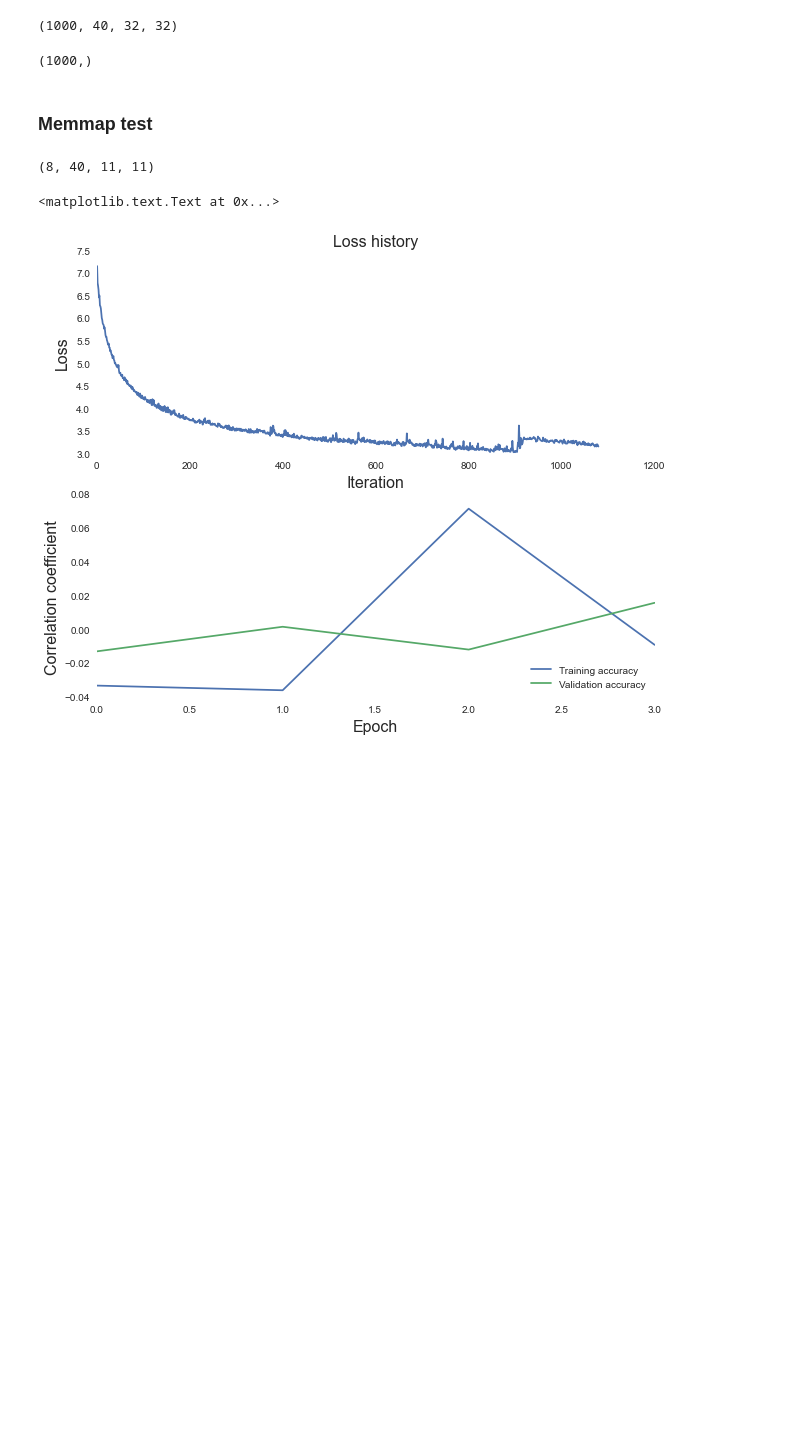
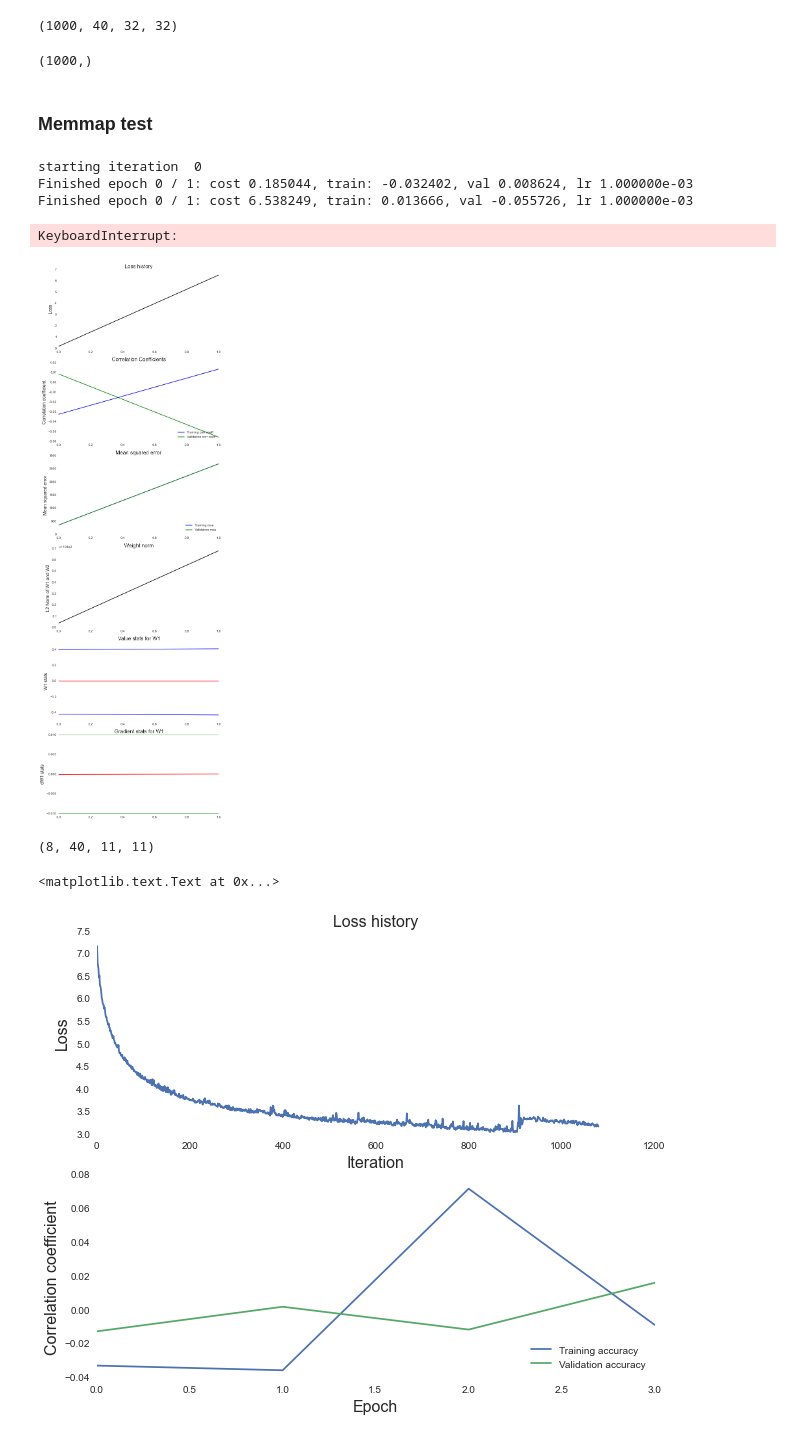
Before and after one commit to baccuslab/deep-retina, a Jupyter notebook: python/train.ipynb, the cells around one changed output. Saved outputs shown, nothing was run; the diff lists cells and outputs as text; code cells hidden in the pictures; blank space fills up the shorter version.

```diff
--- a/python/train.ipynb
+++ b/python/train.ipynb
@@ -413,7 +413,7 @@ from utils.classifiers.convnet import init_two_layer_convnet
 from utils.classifiers.convnet import two_layer_convnet
 # %%
 model = init_two_layer_convnet(input_shape=X[0].shape, num_classes=1, filter_size=11,
-                               num_filters=8, weight_scale=10e-3)
+                               num_filters=8, weight_scale=0.1)
 # %% [markdown]
 ### Work on subset of the total data
 # %%
@@ -452,42 +452,48 @@ y[:,cell][valMask].shape
 from utils.classifier_trainer import ClassifierTrainer
 
 trainer = ClassifierTrainer()
-learning_rate = 1e-6
+learning_rate = 1e-5
 reg = 0.0 #0.001
 dropout = 1.0
-num_epochs = 1
+num_epochs = 5
 
 # choose best learning rate from cross validation with 1 epoch
 #lr_hist = {} # for lr in logspace(-5,-1,10):
 #learning_rate = lr_hist.keys()[np.argmin(lr_hist.values())] # lr of 0.00016681005372000591 for 0.2425 val acc
 
 # choose best regularization from cross validation with 1 epoch
 #reg_hist = {} # for r in logspace(-5,-1,10)
 #reg = reg_hist.keys()[np.argmin(reg_hist.values())] # r of 0.00016681005372000591 for 0.2425 val acc
 
 
 #best_model = None
 #best_val_acc = 0.0 # np.inf
 
 #for reg in logspace(-5,-1,10):
 #for learning_rate in logspace(-4,-1,10):
 finetuned_model, loss_history, train_acc_history, val_acc_history = trainer.train_memmap(X, y[:,cell], trainMask,
                                                                                   valMask, model, two_layer_convnet,
                                                                                   learning_rate=learning_rate,
                                                                                   reg=reg, update='rmsprop',
                                                                                   dropout=dropout,
                                                                                   num_epochs=num_epochs,
                                                                                   batch_size=50, verbose=True,
-                                                                                 acc_frequency=50, save_plots=True)
+                                                                                 acc_frequency=1, save_plots=True)
 #print 'Validation error %s for learning rate %s.' %(np.max(val_err_history), learning_rate)
 #print 'Validation error %s for regularization %s.' %(np.min(val_err_history), reg)
 
 if np.max(val_acc_history) > best_val_acc:
     best_model = finetuned_model
     best_val_acc = np.max(val_acc_history)
 
 #lr_hist[learning_rate] = np.min(val_err_history)
 #reg_hist[reg] = np.min(val_err_history)
+# %% [output]
+starting iteration  0
+Finished epoch 0 / 1: cost 0.185044, train: -0.032402, val 0.008624, lr 1.000000e-03
+Finished epoch 0 / 1: cost 6.538249, train: 0.013666, val -0.055726, lr 1.000000e-03
+KeyboardInterrupt:
+[figure, added]
 # %%
 model['W1'].shape
 # %% [output]
```
Also changed, not shown: 1 other file.
